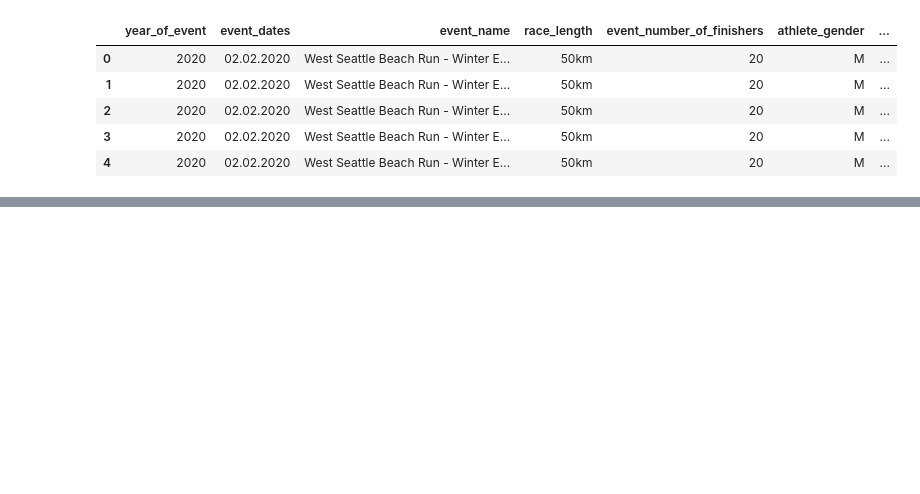
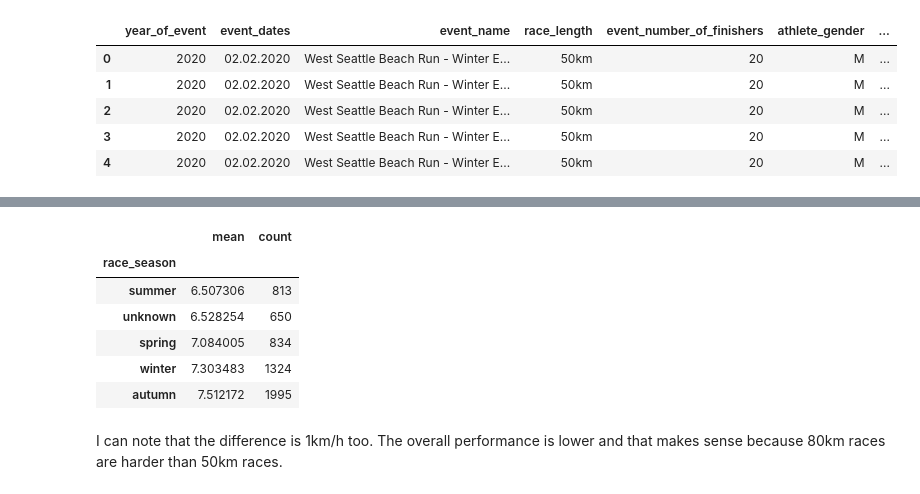
Before and after one commit to mstoychev/Data-Science-Projects, a Jupyter notebook: 0. Data Analyst Portfolio/1. Exploratory Data Analysis With Python Pandas/EDA_ultra_marathon.ipynb, the cells around one changed output, grey strips where cells are left out. Cells and saved outputs as stored; diff of their text form; code cells hidden in the pictures; blank space fills up the shorter version.

```diff
--- a/0. Data Analyst Portfolio/1. Exploratory Data Analysis With Python Pandas/EDA_ultra_marathon.ipynb
+++ b/0. Data Analyst Portfolio/1. Exploratory Data Analysis With Python Pandas/EDA_ultra_marathon.ipynb
@@ -602,0 +628,12 @@ data_usa.head(10)
+# %%
+data_usa.query('race_length == "50mi"').groupby("race_season")["athlete_average_speed"].agg(["mean", "count"]).sort_values("mean", ascending=True)
+# %% [output]
+|  | mean | count |
+| race_season |  |  |
+| summer | 6.507306 | 813 |
+| unknown | 6.528254 | 650 |
+| spring | 7.084005 | 834 |
+| winter | 7.303483 | 1324 |
+| autumn | 7.512172 | 1995 |
+# %% [markdown]
+I can note that the difference is 1km/h too. The overall performance is lower and that makes sense because 80km races are harder than 50km races.
```
Also changed, not shown: parts of 26 cells of this notebook.
